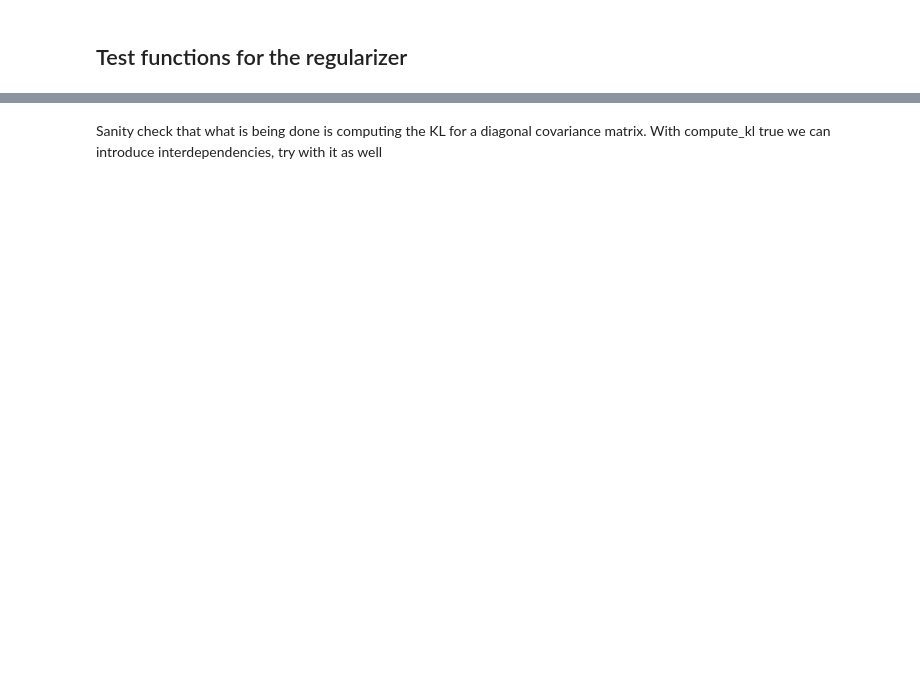
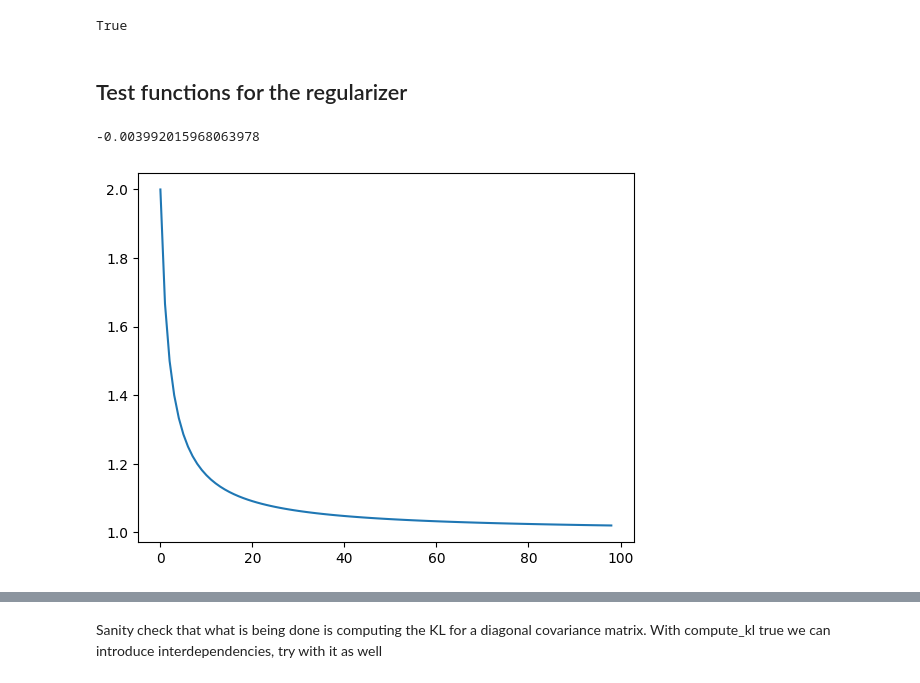
Before and after one commit to naimaeb/gvcl_fork, a Jupyter notebook: notebooks/run_renyi.ipynb, the cells around one changed output, grey strips where cells are left out. Cells and saved outputs as stored; diff of their text form; code cells hidden in the pictures; blank space fills up the shorter version.

```diff
--- a/notebooks/run_renyi.ipynb
+++ b/notebooks/run_renyi.ipynb
@@ -25,3 +1,19 @@ usage: run.py [-h] [--seed SEED] --experiment
+# %%
+import torch
+print(torch.cuda.is_available())
+import matplotlib.pyplot as plt
+import numpy
+# %% [output]
+True
 # %% [markdown]
 ## Test functions for the regularizer
+# %%
+def t_val(v,k):
+    return 2/(v + k) + 1
+
+plt.plot([t_val(1,k) for k in range(1,100)])
+print(1-t_val(1,500))
+# %% [output]
+-0.003992015968063978
+[figure, added]
 # %%
```
Also changed, not shown: parts of 12 cells of this notebook, 2 other files.
